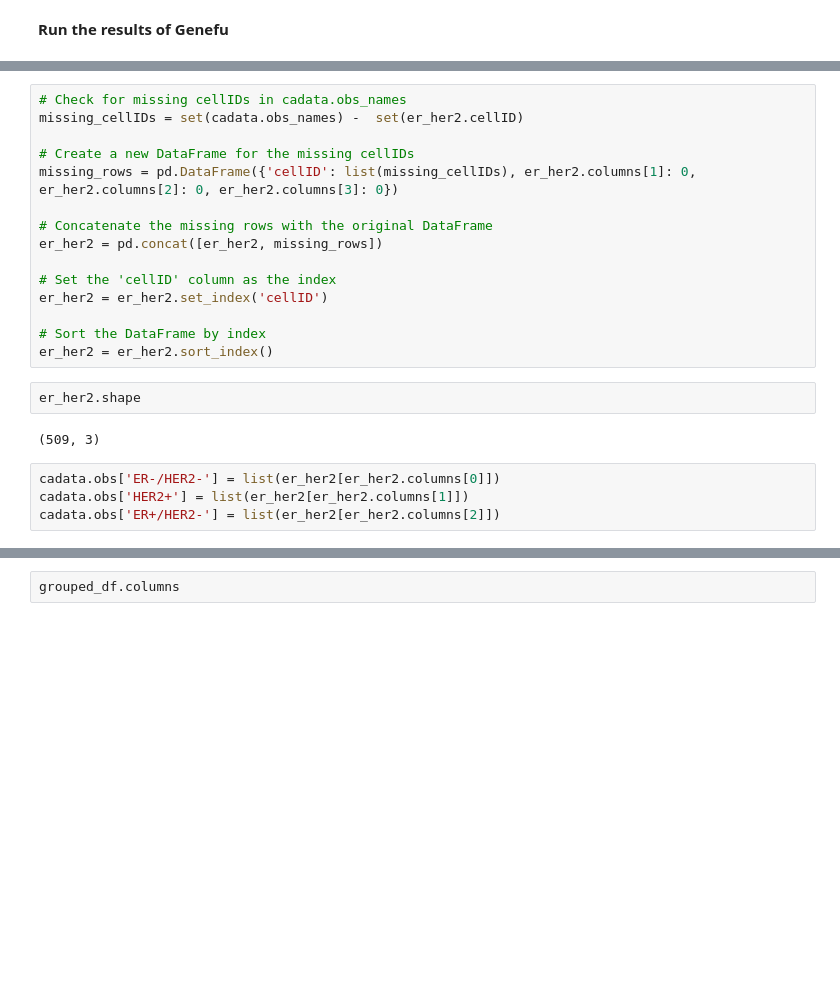
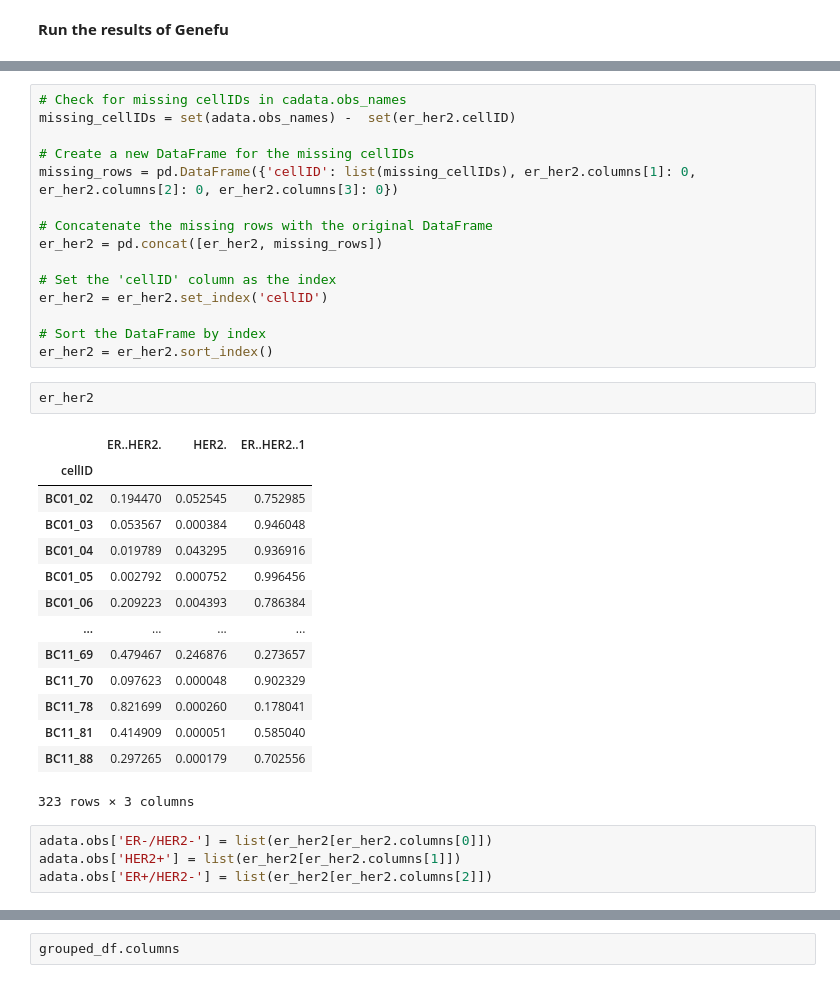
Before and after one commit to KyriakosPsa/BreastCancer-SingleCell, a Jupyter notebook: R_genefu_results.ipynb, the cells around one changed output, grey strips where cells are left out. Drawn from its saved outputs; the diff is of its cells as text; blank space fills up the shorter version.

```diff
--- a/R_genefu_results.ipynb
+++ b/R_genefu_results.ipynb
@@ -25,6 +26,6 @@ er_her2.head()
 # %%
 # Check for missing cellIDs in cadata.obs_names
-missing_cellIDs = set(cadata.obs_names) -  set(er_her2.cellID)
+missing_cellIDs = set(adata.obs_names) -  set(er_her2.cellID)
 
 # Create a new DataFrame for the missing cellIDs
 missing_rows = pd.DataFrame({'cellID': list(missing_cellIDs), er_her2.columns[1]: 0, er_her2.columns[2]: 0, er_her2.columns[3]: 0})
@@ -38,12 +39,25 @@ er_her2 = er_her2.set_index('cellID')
 # Sort the DataFrame by index
 er_her2 = er_her2.sort_index()
 # %%
-er_her2.shape
+er_her2
 # %% [output]
+|  | ER..HER2. | HER2. | ER..HER2..1 |
+| cellID |  |  |  |
+| BC01_02 | 0.194470 | 0.052545 | 0.752985 |
+| BC01_03 | 0.053567 | 0.000384 | 0.946048 |
+| BC01_04 | 0.019789 | 0.043295 | 0.936916 |
+| BC01_05 | 0.002792 | 0.000752 | 0.996456 |
+| BC01_06 | 0.209223 | 0.004393 | 0.786384 |
+| ... | ... | ... | ... |
+| BC11_69 | 0.479467 | 0.246876 | 0.273657 |
+| BC11_70 | 0.097623 | 0.000048 | 0.902329 |
+| BC11_78 | 0.821699 | 0.000260 | 0.178041 |
+| BC11_81 | 0.414909 | 0.000051 | 0.585040 |
+| BC11_88 | 0.297265 | 0.000179 | 0.702556 |
-(509, 3)
+323 rows × 3 columns
 # %%
-cadata.obs['ER-/HER2-'] = list(er_her2[er_her2.columns[0]])
-cadata.obs['HER2+'] = list(er_her2[er_her2.columns[1]])
-cadata.obs['ER+/HER2-'] = list(er_her2[er_her2.columns[2]])
+adata.obs['ER-/HER2-'] = list(er_her2[er_her2.columns[0]])
+adata.obs['HER2+'] = list(er_her2[er_her2.columns[1]])
+adata.obs['ER+/HER2-'] = list(er_her2[er_her2.columns[2]])
 # %%
 piechart_df = pd.DataFrame({
```
Also changed, not shown: parts of 5 cells of this notebook, 1 other file.
